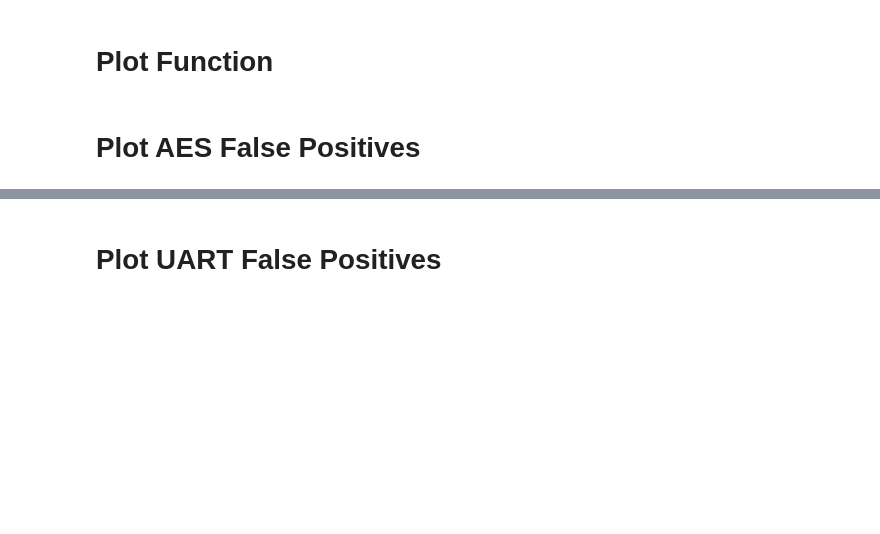
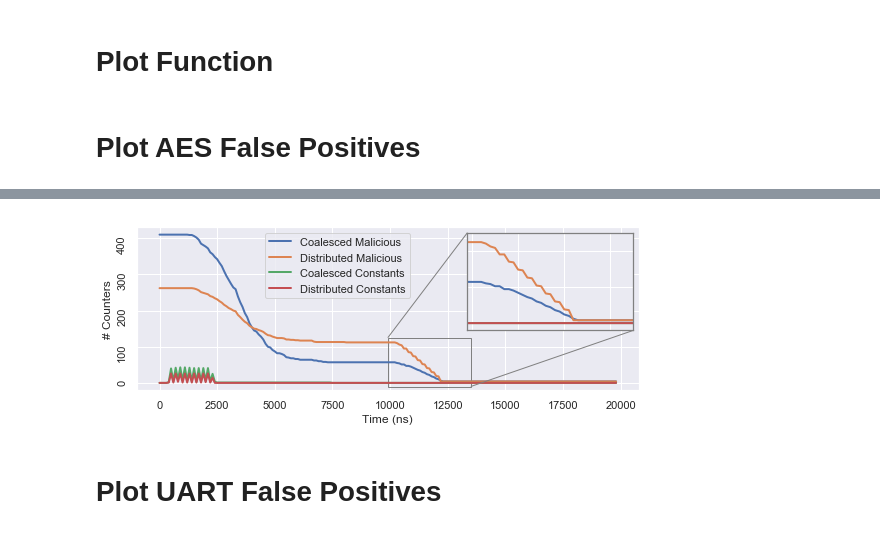
Before and after one commit to timothytrippel/bomberman, a Jupyter notebook: circuits/plots/exp_002_false_positives_multi_plot.ipynb, the cells around one changed output, grey strips where cells are left out. Cells and saved outputs as stored; diff of their text form; code cells hidden in the pictures; blank space fills up the shorter version.

Commit message:
Updated plotting script

```diff
--- a/circuits/plots/exp_002_false_positives_multi_plot.ipynb
+++ b/circuits/plots/exp_002_false_positives_multi_plot.ipynb
@@ -202,2 +149,75 @@ plot_counter_fps(tjfree_aes_data_dir, \
+# %%
+# Load Data
+# aes_epochs = [0, 9900, 19800]
+# aes_y_lims = [450, 125]
+
+tjfree_df = load_data_df_wf(tjfree_aes_data_dir)
+mal_df    = load_data_df_wf(mal_aes_data_dir)
+
+# Plot Data
+sns.set()
+fig, ax = plt.subplots(1, 1, figsize=(9, 3))
+
+# Plot Data
+# sns.lineplot(x="Time", y="Total Malicious Coalesced Cntrs",   data=tjfree_df, ax=ax, linewidth=LINE_WIDTH)
+# sns.lineplot(x="Time", y="Total Malicious Distributed Cntrs", data=tjfree_df, ax=ax, linewidth=LINE_WIDTH)
+sns.lineplot(x="Time", y="Total Malicious Coalesced Cntrs",   data=mal_df,    ax=ax, linewidth=LINE_WIDTH)
+sns.lineplot(x="Time", y="Total Malicious Distributed Cntrs", data=mal_df,    ax=ax, linewidth=LINE_WIDTH)
+sns.lineplot(x="Time", y="Coalesced Constants",               data=tjfree_df, ax=ax, linewidth=LINE_WIDTH)
+sns.lineplot(x="Time", y="Distributed Constants",             data=tjfree_df, ax=ax, linewidth=LINE_WIDTH)
+
+# Format Plot in Pane 1
+# ax.set_xlim(x_lim)
+# ax.set_ylim(y_lim)
+ax.set_xlabel('Time (ns)')
+ax.set_ylabel('# Counters')
+for tick in ax.get_yticklabels():
+    tick.set_rotation(90)
+
+# Create Zoom-in Inset
+axins = zoomed_inset_axes(ax, 2, loc=1) # zoom = 2
+sns.lineplot(x="Time", y="Total Malicious Coalesced Cntrs",   data=mal_df,    ax=axins, linewidth=LINE_WIDTH)
+sns.lineplot(x="Time", y="Total Malicious Distributed Cntrs", data=mal_df,    ax=axins, linewidth=LINE_WIDTH)
+sns.lineplot(x="Time", y="Coalesced Constants",               data=tjfree_df, ax=axins, linewidth=LINE_WIDTH)
+sns.lineplot(x="Time", y="Distributed Constants",             data=tjfree_df, ax=axins, linewidth=LINE_WIDTH)
+
+# Format Inset
+x1, x2, y1, y2 = 9900, 13500, -10, 125
+axins.set_xlim(x1, x2)
+axins.set_ylim(y1, y2)
+axins.set_frame_on(True)
+axins.set_xlabel('')
+axins.set_ylabel('')
+plt.xticks(visible=False)
+plt.yticks(visible=False)
+mark_inset(ax, axins, loc1=2, loc2=4, fc="none", ec="0.5")
+plt.setp(axins.spines.values(), color='0.5')
+plt.setp([axins.get_xticklines(), axins.get_yticklines()], color='0.5')
+
+# Create Legend
+legend_labels = ['Coalesced Malicious','Distributed Malicious','Coalesced Constants','Distributed Constants']
+# ax.legend(legend_labels, loc='center left', bbox_to_anchor=(1, 0.5))
+ax.legend(legend_labels, loc='upper center', bbox_to_anchor=(0.4, 1))
+
+# Save as PDF
+if AES_SAVE_AS_PDF:
+    plt.savefig(AES_PDF_FILENAME, format='pdf', bbox_inches='tight')
+
+# plot_counter_fps(tjfree_aes_data_dir, \
+#                  mal_aes_data_dir, \
+#                  aes_epochs, \
+#                  aes_y_lims, \
+#                  AES_PDF_FILENAME, \
+#                  AES_SAVE_AS_PDF)
+
+# plot_counter_fps_detail(tjfree_aes_data_dir, \
+#                         mal_aes_data_dir, \
+#                         aes_epochs, \
+#                         (-10, 150), \
+#                         (-10000, 8179060), \
+#                         AES_PDF_FILENAME, \
+#                         AES_SAVE_AS_PDF)
+# %% [output]
+[figure, added]
 # %% [markdown]
 # Plot UART False Positives
```
Also changed, not shown: parts of 9 cells of this notebook.
